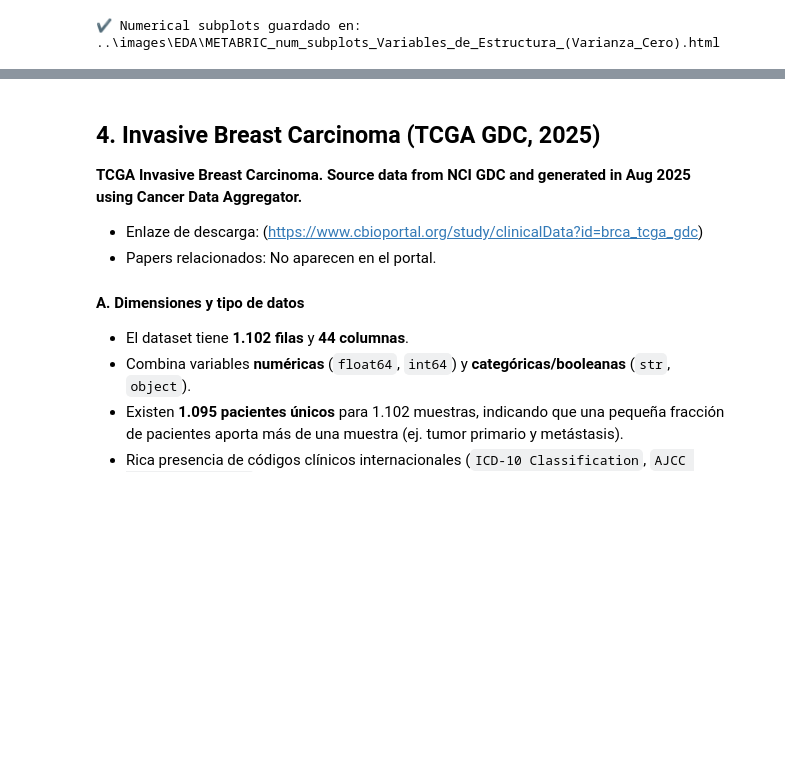
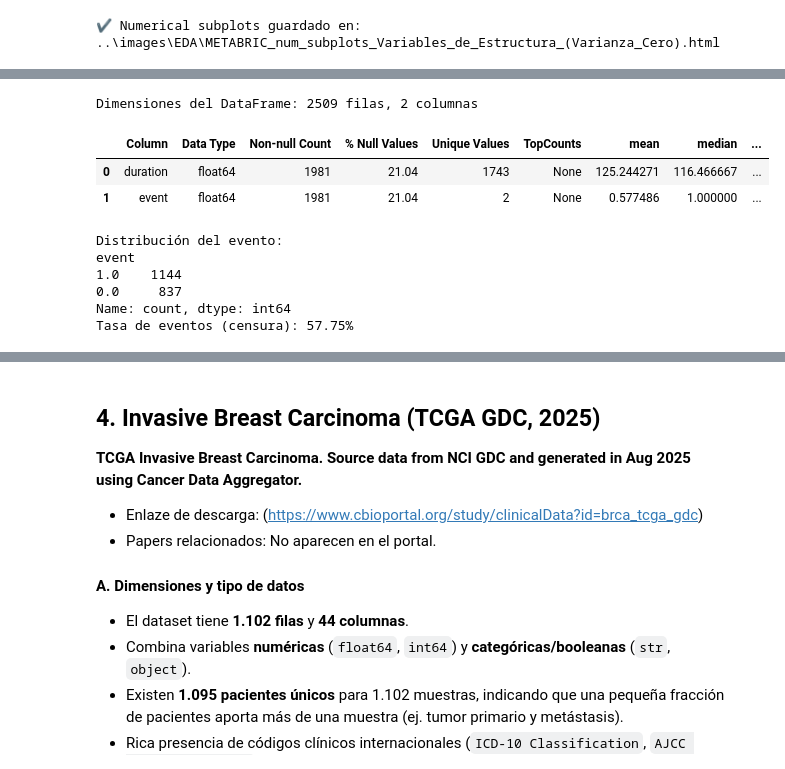
Before and after one commit to JulioUQ/TFM---Analisis-de-supervivencia-del-cancer, a Jupyter notebook: Modulo 3 - Diseño e implementacion del trabajo/code/EDA.ipynb, the cells around one changed output, grey strips where cells are left out. Drawn from its saved outputs; the diff is of its cells as text; code cells hidden in the pictures; blank space fills up the shorter version.

```diff
--- a/Modulo 3 - Diseño e implementacion del trabajo/code/EDA.ipynb
+++ b/Modulo 3 - Diseño e implementacion del trabajo/code/EDA.ipynb
@@ -470,0 +383,4 @@ Se van a graficar 12 variables numéricas.
+# %%
+# Trabajamos sobre una copia para no modificar el DataFrame del EDA
+brca_prep = brca_metabric.copy()
+print(f"Shape inicial: {brca_prep.shape}")
@@ -470,0 +393,15 @@ Se van a graficar 12 variables numéricas.
+# %%
+COLS_DROP_METADATA = [
+    'Study ID',                       # constante: 'brca_metabric'
+    'Cancer Type',                    # constante: 'Breast Cancer'
+    'Sample Type',                    # constante: 'Primary'
+    'Sex',                            # constante: 'Female'
+    'Number of Samples Per Patient',  # constante: 1
+    'Patient ID',                     # identificador único
+    'Sample ID',                      # identificador único
+]
+
+brca_prep.drop(columns=COLS_DROP_METADATA, inplace=True, errors='ignore')
+
+print(f"Columnas eliminadas ({len(COLS_DROP_METADATA)}) : {COLS_DROP_METADATA}")
+print(f"Shape resultante    : {brca_prep.shape}")
@@ -470,0 +419,11 @@ Se van a graficar 12 variables numéricas.
+# %%
+COLS_REDUNDANTES = [
+    'TMB (nonsynonymous)',
+    'Oncotree Code',
+    'Patient\'s Vital Status'
+]
+
+brca_prep.drop(columns=COLS_REDUNDANTES, inplace=True, errors='ignore')
+
+print(f"Columnas eliminadas ({len(COLS_REDUNDANTES)}) : {COLS_REDUNDANTES}")
+print(f"Shape resultante    : {brca_prep.shape}")
@@ -470,0 +441,27 @@ Se van a graficar 12 variables numéricas.
+# %%
+brca_prep['duration'] = brca_prep['Overall Survival (Months)'].copy()
+
+brca_prep['event'] = (
+    brca_prep['Overall Survival Status']
+    .astype(str)
+    .str.extract(r'^(\d)')[0]
+    .astype(float)
+)
+
+# Verificación
+eda.describe_df(brca_prep[['duration', 'event']])
+# %% [output]
+Dimensiones del DataFrame: 2509 filas, 2 columnas
+|  | Column | Data Type | Non-null Count | % Null Values | Unique Values | TopCounts | mean | median | ... |
+| 0 | duration | float64 | 1981 | 21.04 | 1743 | None | 125.244271 | 116.466667 | ... |
+| 1 | event | float64 | 1981 | 21.04 | 2 | None | 0.577486 | 1.000000 | ... |
+# %%
+print(f"\nDistribución del evento:\n{brca_prep['event'].value_counts()}")
+print(f"Tasa de eventos (censura): {brca_prep['event'].mean():.2%}")
+# %% [output]
+Distribución del evento:
+event
+1.0    1144
+0.0     837
+Name: count, dtype: int64
+Tasa de eventos (censura): 57.75%
```
Also changed, not shown: parts of 50 cells of this notebook, 26 other files.
